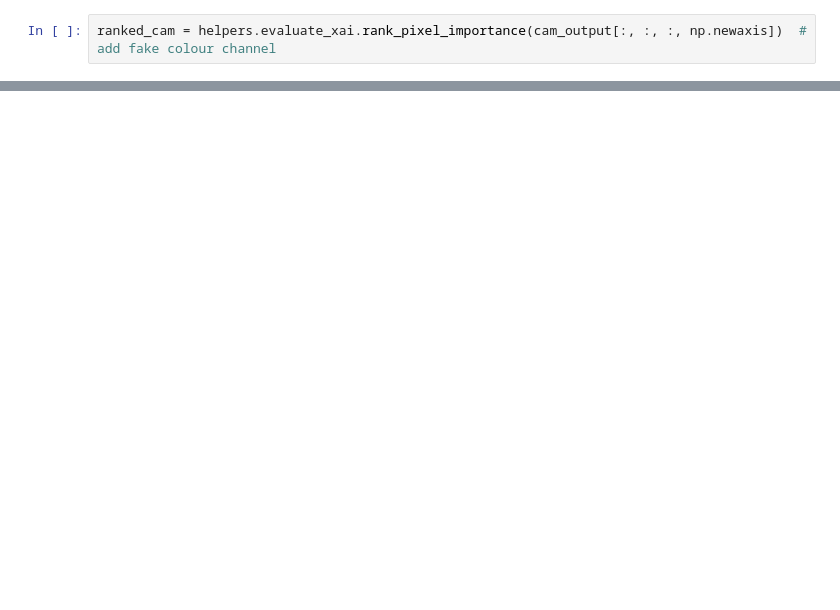
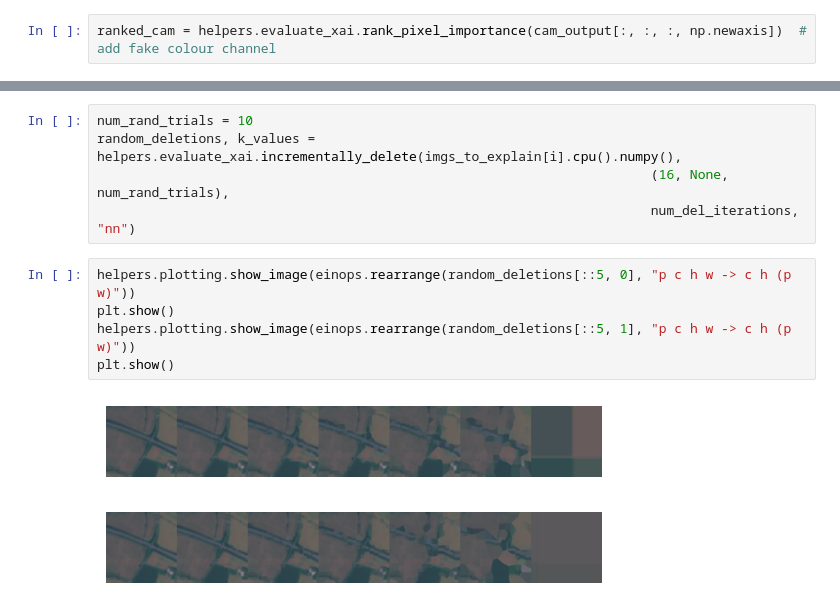
Before and after one commit to tameTNT/evaluating-xai-remote-sensing, a Jupyter notebook: explain_predictions/gradcam.ipynb, the cells around one changed output, grey strips where cells are left out. Saved outputs shown, nothing was run; the diff lists cells and outputs as text; blank space fills up the shorter version.

```diff
--- a/explain_predictions/gradcam.ipynb
+++ b/explain_predictions/gradcam.ipynb
@@ -153,0 +174,13 @@ plt.show()
+# %%
+num_rand_trials = 10
+random_deletions, k_values = helpers.evaluate_xai.incrementally_delete(imgs_to_explain[i].cpu().numpy(),
+                                                                       (16, None, num_rand_trials),
+                                                                       num_del_iterations, "nn")
+# %%
+helpers.plotting.show_image(einops.rearrange(random_deletions[::5, 0], "p c h w -> c h (p w)"))
+plt.show()
+helpers.plotting.show_image(einops.rearrange(random_deletions[::5, 1], "p c h w -> c h (p w)"))
+plt.show()
+# %% [output]
+[figure, added]
+[figure, added]
```
Also changed, not shown: parts of 14 cells of this notebook.
